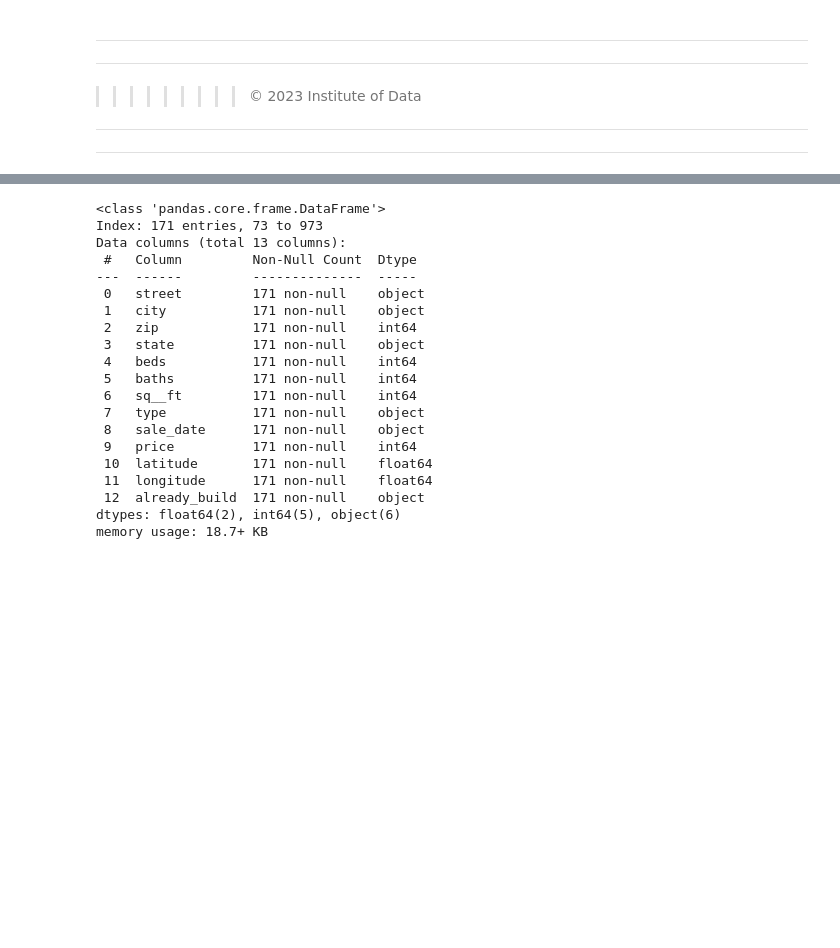
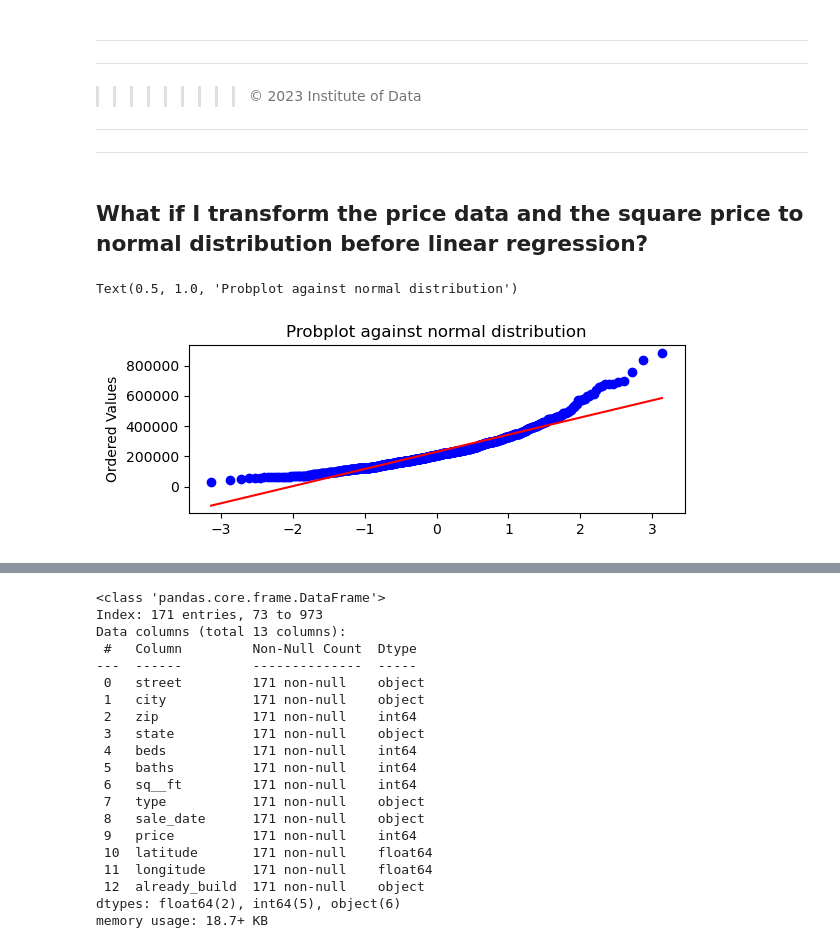
Before and after one commit to KAnantanawat0/IOD, a Jupyter notebook: Module_4/Lab 4/IOD_Lab 4.1.1.ipynb, the cells around one changed output, grey strips where cells are left out. Drawn from its saved outputs; the diff is of its cells as text; code cells hidden in the pictures; blank space fills up the shorter version.

```diff
--- a/Module_4/Lab 4/IOD_Lab 4.1.1.ipynb
+++ b/Module_4/Lab 4/IOD_Lab 4.1.1.ipynb
@@ -519,3 +525,5 @@ Predicted price : $178303.12
 
 
 ---
+# %% [markdown]
+## What if I transform the price data and the square price to normal distribution before linear regression?
@@ -521,0 +533,9 @@ Predicted price : $178303.12
+# %%
+fig = plt.figure()
+ax1 = fig.add_subplot(211)
+prob = stats.probplot(df_yes['price'], dist=stats.norm, plot=ax1)
+ax1.set_xlabel('')
+ax1.set_title('Probplot against normal distribution')
+# %% [output]
+Text(0.5, 1.0, 'Probplot against normal distribution')
+[figure, added]
```
Also changed, not shown: parts of 10 cells of this notebook, 1 other file.
